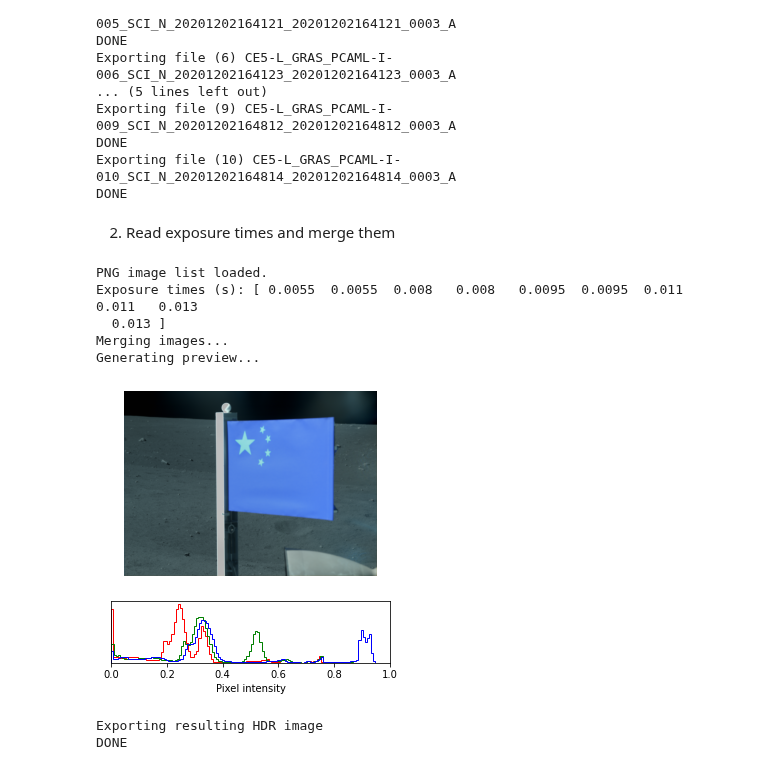
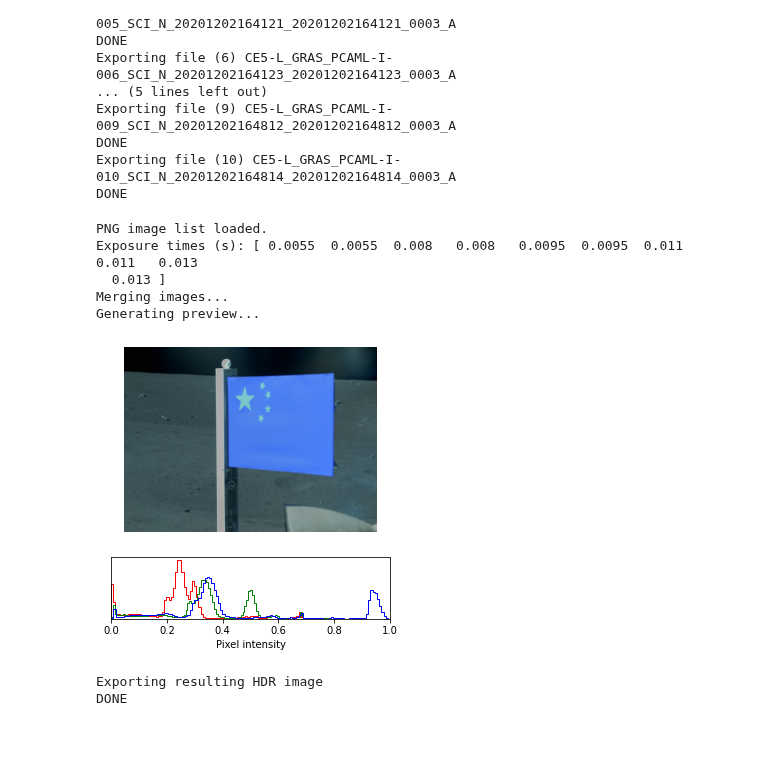
Before and after one commit to wlr2678/CE5_Data_Playground, a Jupyter notebook: PCAMHDRTest.ipynb, the cells around one changed output. Drawn from its saved outputs; the diff is of its cells as text; code cells hidden in the pictures; blank space fills up the shorter version.

Commit message:
Added test images and more edits on script

```diff
--- a/PCAMHDRTest.ipynb
+++ b/PCAMHDRTest.ipynb
@@ -198,54 +198,54 @@ Exporting file (9) CE5-L_GRAS_PCAML-I-009_SCI_N_20201202164812_20201202164812_00
 DONE
 Exporting file (10) CE5-L_GRAS_PCAML-I-010_SCI_N_20201202164814_20201202164814_0003_A
 DONE
-# %% [markdown]
-2.  Read exposure times and merge them
 # %%
 fn = []
 img = []
 exp = []
 
-for filename in p:
-    f = open(filename, 'r')
-    header = f.read()
-    i = re.search('<exposure_time unit="ms">(.*?)</exposure_time>', header).group(1)
-    exp.append(float(i))
-    f.close()
 
 for filename in glob.glob('*.png'):
-    fn.append(filename)
-    img.append(cv.imread(filename))
+    if filename.startswith('CE5-L'):
+        f = open(filename.removesuffix('.png')+'.2BL', 'r')
+        header = f.read()
+        i = re.search('<exposure_time unit="ms">(.*?)</exposure_time>', header).group(1)
+        exp.append(float(i))
+        f.close()
+
+        fn.append(filename)
+        img.append(cv.imread(filename))
+
 print('PNG image list loaded.')
 
 exp = np.array(np.divide(exp, 1000), dtype=np.float32)
 
 #print('Exposure list: {}'.format(fn))
 print('Exposure times (s): {}'.format(exp))
 
 print('Merging images...')
 merge = cv.createMergeDebevec()
 hdr = merge.process(img, times=exp.copy())
 #hdr = merge.process(img)
 #print(hdr)
 
-tonemap1 = cv.createTonemapMantiuk(gamma=1.5, scale=1, saturation=1.5)
+tonemap1 = cv.createTonemapMantiuk(gamma=2.2, scale=1.2, saturation=2.5)
 result = tonemap1.process(hdr.copy())
 #result = hdr
 
 print('Generating preview...')
 plot_img_and_hist(result, 'C', 5, True)
 plt.show()
 
 print('Exporting resulting HDR image')
 result_8bit = np.clip(result*255, 0, 255).astype('uint8')
-cv.imwrite('HDR.jpg', result_8bit)
+cv.imwrite('HDR.png', result_8bit)
 print('DONE')
 # %% [output]
 PNG image list loaded.
 Exposure times (s): [ 0.0055  0.0055  0.008   0.008   0.0095  0.0095  0.011   0.011   0.013
   0.013 ]
 Merging images...
 Generating preview...
-[figure, old version]
+[figure, new version]
 Exporting resulting HDR image
 DONE
```
Also changed, not shown: 1 other file.
